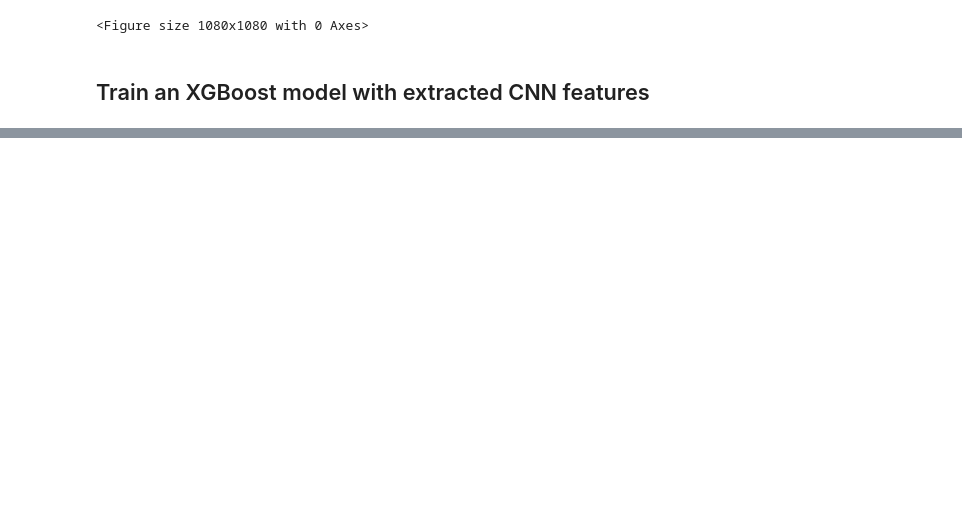
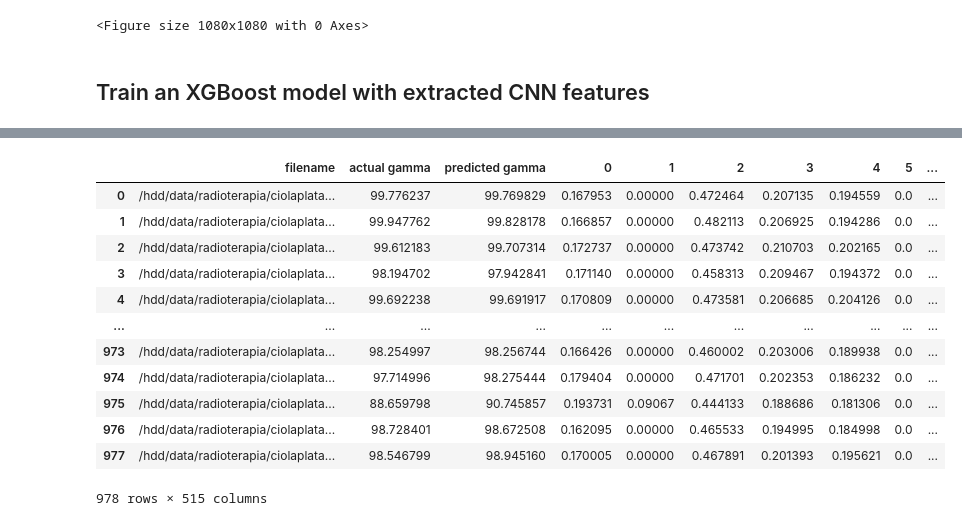
Before and after one commit to pablojrios/fluence_maps, a Jupyter notebook: tf2_evaluate.ipynb, the cells around one changed output, grey strips where cells are left out. Drawn from its saved outputs; the diff is of its cells as text; code cells hidden in the pictures; blank space fills up the shorter version.

```diff
--- a/tf2_evaluate.ipynb
+++ b/tf2_evaluate.ipynb
@@ -267,3 +205,29 @@ R^2 = 0.223
 <Figure size 1080x1080 with 0 Axes>
 # %% [markdown]
 ## Train an XGBoost model with extracted CNN features
+# %%
+# For VGG16 only
+def extractFeatures(test, part):
+    tmp_test_batches = getBatchesForPartition(test, part)
+    print(tmp_test_batches)
+
+    inputs=loaded_model.get_layer("vgg16").input
+    outputs=loaded_model.get_layer("vgg16").output
+    cnn_part=tf.keras.models.Model(inputs, outputs)
+    predictions = cnn_part.predict(tmp_test_batches)
+
+    predictions[0][:,:,3].mean()
+
+    global_average_layer = tf.keras.layers.GlobalAveragePooling2D()
+    feature_batch_average = global_average_layer(predictions)
+    extracted_features = feature_batch_average.numpy()
+
+    from math import isclose
+    a=predictions[0][:,:,3].mean()
+    b=extracted_features[0][3]
+    isclose(a, b, rel_tol=1e-6)
+
+    return extracted_features
+# %%
+extracted_features = extractFeatures(map_dataset, PART_TRAIN)
+extracted_features.shape
@@ -281,0 +270,17 @@ df_result.head()
+# %%
+# training
+df_result
+# %% [output]
+|  | filename | actual gamma | predicted gamma | 0 | 1 | 2 | 3 | 4 | 5 | ... |
+| 0 | /hdd/data/radioterapia/ciolaplata... | 99.776237 | 99.769829 | 0.167953 | 0.00000 | 0.472464 | 0.207135 | 0.194559 | 0.0 | ... |
+| 1 | /hdd/data/radioterapia/ciolaplata... | 99.947762 | 99.828178 | 0.166857 | 0.00000 | 0.482113 | 0.206925 | 0.194286 | 0.0 | ... |
+| 2 | /hdd/data/radioterapia/ciolaplata... | 99.612183 | 99.707314 | 0.172737 | 0.00000 | 0.473742 | 0.210703 | 0.202165 | 0.0 | ... |
+| 3 | /hdd/data/radioterapia/ciolaplata... | 98.194702 | 97.942841 | 0.171140 | 0.00000 | 0.458313 | 0.209467 | 0.194372 | 0.0 | ... |
+| 4 | /hdd/data/radioterapia/ciolaplata... | 99.692238 | 99.691917 | 0.170809 | 0.00000 | 0.473581 | 0.206685 | 0.204126 | 0.0 | ... |
+| ... | ... | ... | ... | ... | ... | ... | ... | ... | ... | ... |
+| 973 | /hdd/data/radioterapia/ciolaplata... | 98.254997 | 98.256744 | 0.166426 | 0.00000 | 0.460002 | 0.203006 | 0.189938 | 0.0 | ... |
+| 974 | /hdd/data/radioterapia/ciolaplata... | 97.714996 | 98.275444 | 0.179404 | 0.00000 | 0.471701 | 0.202353 | 0.186232 | 0.0 | ... |
+| 975 | /hdd/data/radioterapia/ciolaplata... | 88.659798 | 90.745857 | 0.193731 | 0.09067 | 0.444133 | 0.188686 | 0.181306 | 0.0 | ... |
+| 976 | /hdd/data/radioterapia/ciolaplata... | 98.728401 | 98.672508 | 0.162095 | 0.00000 | 0.465533 | 0.194995 | 0.184998 | 0.0 | ... |
+| 977 | /hdd/data/radioterapia/ciolaplata... | 98.546799 | 98.945160 | 0.170005 | 0.00000 | 0.467891 | 0.201393 | 0.195621 | 0.0 | ... |
+978 rows × 515 columns
```
Also changed, not shown: parts of 23 cells of this notebook.
